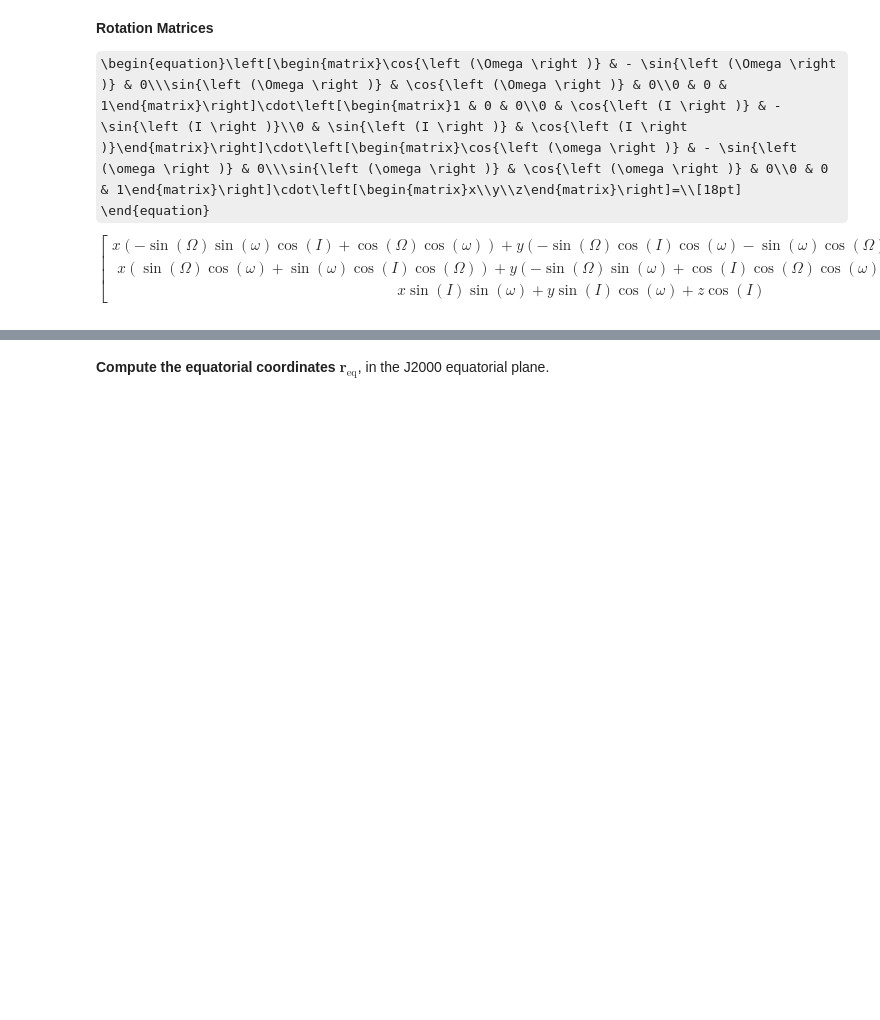
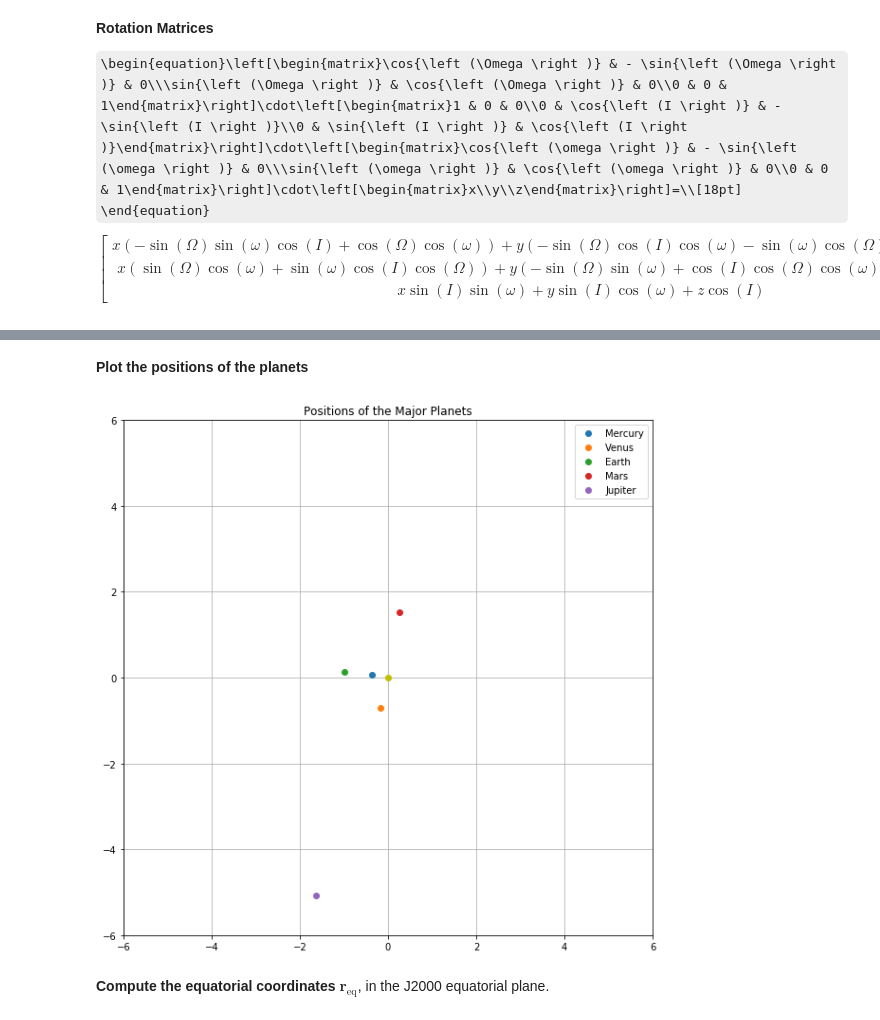
Before and after one commit to cmbennett01/kepler, a Jupyter notebook: kepler.ipynb, the cells around one changed output, grey strips where cells are left out. Saved outputs shown, nothing was run; the diff lists cells and outputs as text; code cells hidden in the pictures; some formulas as TeX source; blank space fills up the shorter version.

```diff
--- a/kepler.ipynb
+++ b/kepler.ipynb
@@ -61,6 +61,8 @@ rates = np.array([( 0.00000037,  0.00001906, -0.00594749, 149472.67411175,  0.16
                   ( 0.00026291,  0.00005105,  0.00035372,    218.45945325, -0.32241464, -0.00508664),  # Neptune
                   (-0.00031596,  0.00005170,  0.00004818,    145.20780515, -0.04062942, -0.01183482)], # Pluto
                   dtype=[('da', '<f8'),('de', '<f8'),('dI', '<f8'),('dL', '<f8'),('dϖ', '<f8'),('dΩ', '<f8')])
+# %%
+planets = ['Mercury', 'Venus', 'Earth', 'Mars', 'Jupiter', 'Saturn', 'Uranus', 'Neptune', 'Pluto']
 # %% [markdown]
 **JPL Ephemeris Time $(\mathrm{T_{eph}})$** is a relativistic coordinate time used by JPL for high precision ephemeris and has been used for the ephemerides in the Astronomical Almanac starting in 1984.
 
@@ -74,7 +76,7 @@ Therefore,
 
 $\mathrm{TT} =  \mathrm{UTC} + \Delta\mathrm{AT} + 32.184\ \mathrm{s}$.
 # %%
-time = Time('2019-03-14 0:00:00')
-# time = Time.now();
+time = Time('2019-03-13 23:00:00')
+#time = Time.now();
 TT = time.tt.jd; TT
 # %% [output]
@@ -157,3 +201,6 @@ $z = 0$
 x = a*(cos(E)-e)
 y = a*sqrt(1-e**2)*sin(E)
 z = 0
+# %%
+for i in zip(planets, x, y):
+    print('{:10} ({},{},0)'.format(i[0],i[1],i[2]))
@@ -178,3 +235,6 @@ $ z_{ecl} = x\ (\sin{\omega}\sin{I}) + y\ (\cos{\omega}\sin{I})$
 x_ecl, y_ecl, z_ecl = (( cos(ω)*cos(Ω) - sin(ω)*sin(Ω)*cos(I) )*x + ( -sin(ω)*cos(Ω) - cos(ω)*sin(Ω)*cos(I) )*y,
                        ( cos(ω)*sin(Ω) + sin(ω)*cos(Ω)*cos(I) )*x + ( -sin(ω)*sin(Ω) + cos(ω)*cos(Ω)*cos(I) )*y,
                        (            sin(ω)*sin(I)             )*x + (             cos(ω)*sin(I)             )*y)
+# %%
+for i in zip(planets, x_ecl, y_ecl, z_ecl):
+    print('{:10} ({},{},{})'.format(i[0],i[1],i[2],i[3]))
@@ -181,3 +251,19 @@ x_ecl, y_ecl, z_ecl = (( cos(ω)*cos(Ω) - sin(ω)*sin(Ω)*cos(I) )*x + ( -sin(
+# %% [markdown]
+**Plot the positions of the planets**
+# %%
+plt.figure(figsize=(10,10))
+plt.title('Positions of the Major Planets')
+plt.plot(0,0, 'oy')
+for p in planets[:5]:
+    i = planets.index(p)
+    plt.plot(x_ecl[i], y_ecl[i], 'o', label=p)
+ax = plt.gca()
+ax.set_xlim(-6,6)
+ax.set_ylim(-6,6)
+plt.legend()
+plt.grid()
+# %% [output]
+[figure, added]
 # %% [markdown]
 **Compute the equatorial coordinates $\mathrm{\mathbf{r}_{eq}}$**, in the J2000 equatorial plane.
 # %%
```
Also changed, not shown: parts of 20 cells of this notebook.
